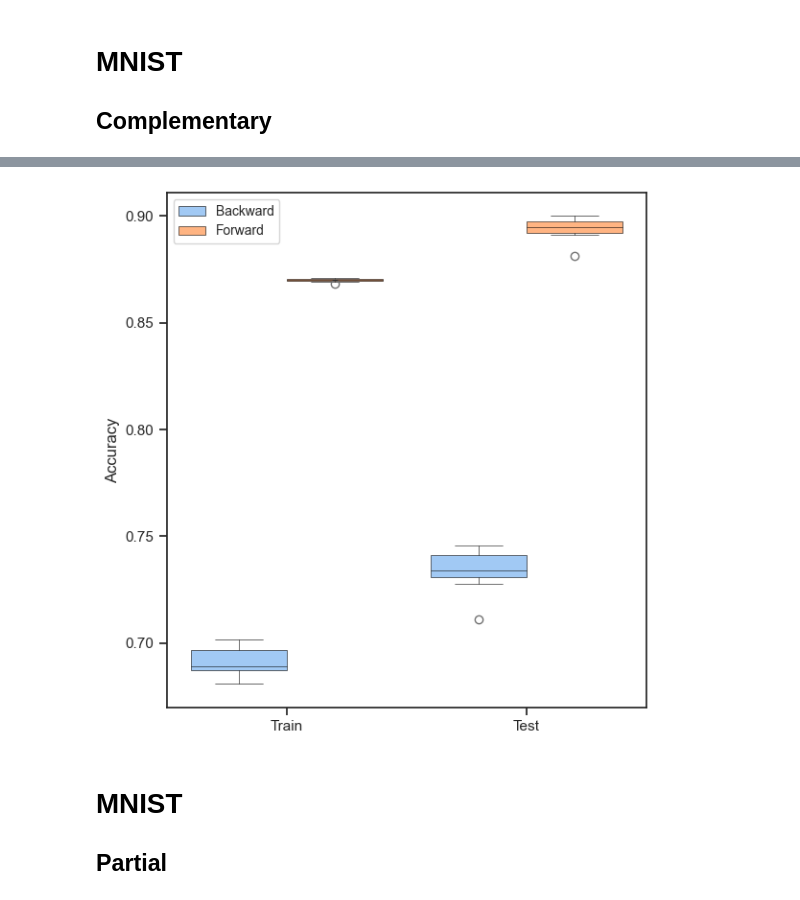
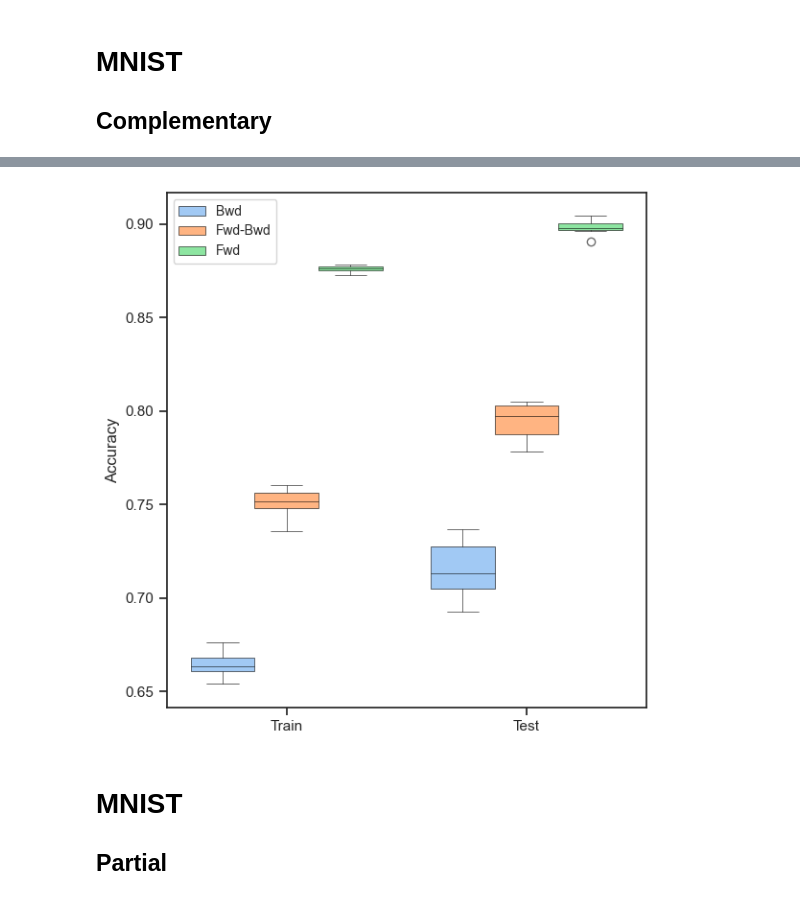
Before and after one commit to DaniBacaicoa/ForwardBackard_losses, a Jupyter notebook: New_Results_viasualization.ipynb, the cells around one changed output, grey strips where cells are left out. Drawn from its saved outputs; the diff is of its cells as text; code cells hidden in the pictures.

```diff
--- a/New_Results_viasualization.ipynb
+++ b/New_Results_viasualization.ipynb
@@ -299,36 +301,36 @@ See the caveats in the documentation: https://pandas.pydata.org/pandas-docs/stab
 # %%
-selected_loss_fns = ['Backward', 'Forward']
-last_epoch_df = df_concatenado[df_concatenado['epoch'] == 5]
+selected_loss_fns = ['Backward', 'FB_decomposed','Forward']
+last_epoch_df = df_concatenado[df_concatenado['epoch'] == 7]
 last_epoch_df = last_epoch_df[last_epoch_df['loss_fn'].isin(selected_loss_fns)]
 
 df_corr1 = last_epoch_df[last_epoch_df['corr_p'] == 0.2]
 
 sns.set_theme(style="ticks", palette="pastel")
 fig, ax = plt.subplots(figsize=(6, 6))  # Use `ax` instead of `axes` and remove sharey
 
-hue_order = ['Backward', 'Forward']
-new_labels = ['Backward', 'Forward']
+hue_order = ['Backward', 'FB_decomposed', 'Forward']
+new_labels = ['Bwd','Fwd-Bwd', 'Fwd']
 
 sns.boxplot(data=df_corr1, x='train', y='acc', hue='loss_fn', hue_order=hue_order, saturation=1,
             boxprops=dict(edgecolor='black', linewidth=0.4),
             whiskerprops=dict(color='black', linewidth=0.4),
             capprops=dict(color='black', linewidth=0.4),
             medianprops=dict(color='black', linewidth=0.4))
 
 # Set labels
 #ax.set_xlabel(r'$\rho=0.3$')
 ax.set_ylabel('Accuracy')
 ax.set_xlabel(r'')
 
 # Modify the legend with new labels
 handles, labels = ax.get_legend_handles_labels()
 ax.legend(handles, new_labels, prop={'size': 10})
 
 # Adjust layout and display the plot
 plt.tight_layout()
 plt.show()
 # %% [output]
-[figure, old version]
+[figure, new version]
 # %% [markdown]
 # MNIST
 ## Partial
```
Also changed, not shown: parts of 3 cells of this notebook, 2 other files.
